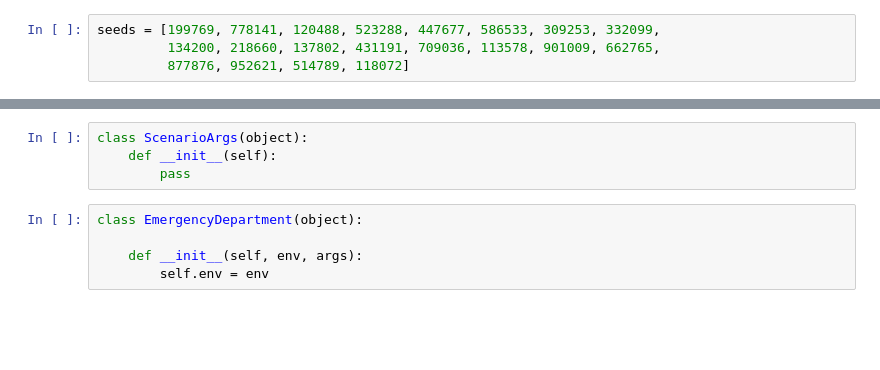
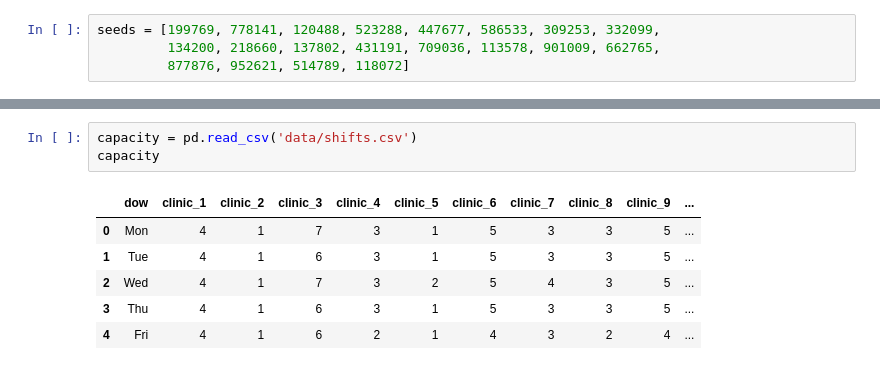
Before and after one commit to health-data-science-OR/stochastic_systems, a Jupyter notebook: labs/simulation/lab4/sim_lab4_advanced_models.ipynb, the cells around one changed output, grey strips where cells are left out. Saved outputs shown, nothing was run; the diff lists cells and outputs as text; blank space fills up the shorter version.

```diff
--- a/labs/simulation/lab4/sim_lab4_advanced_models.ipynb
+++ b/labs/simulation/lab4/sim_lab4_advanced_models.ipynb
@@ -33,9 +17,10 @@ dist.sample()
-# %%
-class ScenarioArgs(object):
-    def __init__(self):
-        pass
-# %%
-class EmergencyDepartment(object):
-
-    def __init__(self, env, args):
-        self.env = env
+# %%
+capacity = pd.read_csv('data/shifts.csv')
+capacity
+# %% [output]
+|  | dow | clinic_1 | clinic_2 | clinic_3 | clinic_4 | clinic_5 | clinic_6 | clinic_7 | clinic_8 | clinic_9 | ... |
+| 0 | Mon | 4 | 1 | 7 | 3 | 1 | 5 | 3 | 3 | 5 | ... |
+| 1 | Tue | 4 | 1 | 6 | 3 | 1 | 5 | 3 | 3 | 5 | ... |
+| 2 | Wed | 4 | 1 | 7 | 3 | 2 | 5 | 4 | 3 | 5 | ... |
+| 3 | Thu | 4 | 1 | 6 | 3 | 1 | 5 | 3 | 3 | 5 | ... |
+| 4 | Fri | 4 | 1 | 6 | 2 | 1 | 4 | 3 | 2 | 4 | ... |
```
Also changed, not shown: parts of 19 cells of this notebook, 3 other files.
